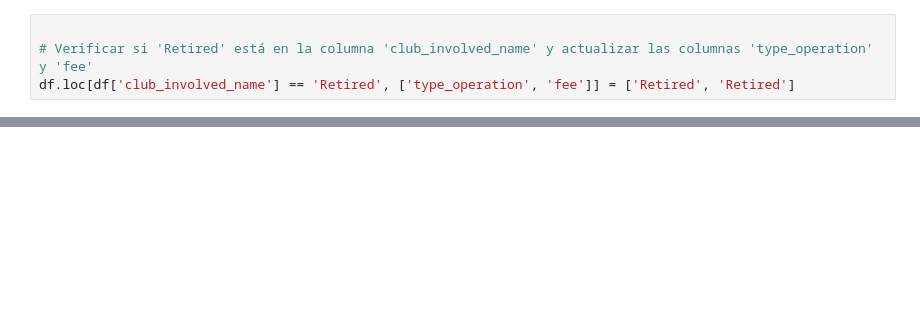
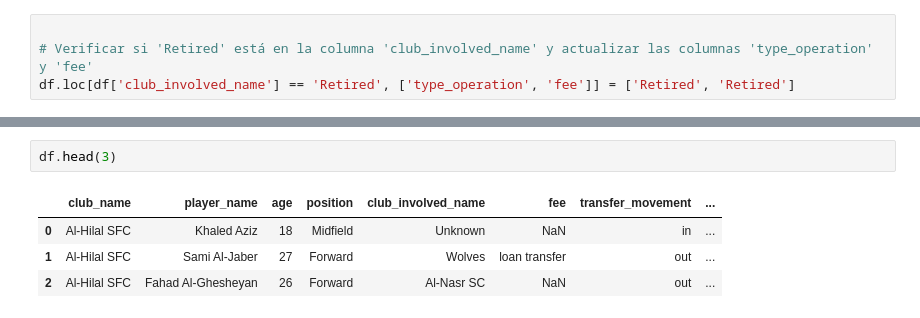
Before and after one commit to gabriellazzaro96/DA_SaudiProLeague_Transfers, a Jupyter notebook: etl.ipynb, the cells around one changed output, grey strips where cells are left out. Saved outputs shown, nothing was run; the diff lists cells and outputs as text; blank space fills up the shorter version.

```diff
--- a/etl.ipynb
+++ b/etl.ipynb
@@ -313,0 +396,7 @@ df[df['fee']=='-'].shape
+# %%
+df.head(3)
+# %% [output]
+|  | club_name | player_name | age | position | club_involved_name | fee | transfer_movement | ... |
+| 0 | Al-Hilal SFC | Khaled Aziz | 18 | Midfield | Unknown | NaN | in | ... |
+| 1 | Al-Hilal SFC | Sami Al-Jaber | 27 | Forward | Wolves | loan transfer | out | ... |
+| 2 | Al-Hilal SFC | Fahad Al-Ghesheyan | 26 | Forward | Al-Nasr SC | NaN | out | ... |
```
Also changed, not shown: parts of 18 cells of this notebook.
